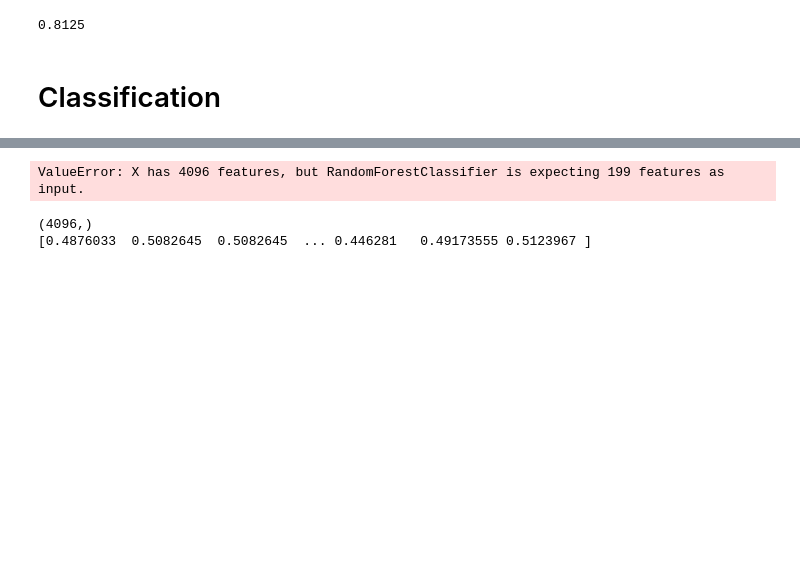
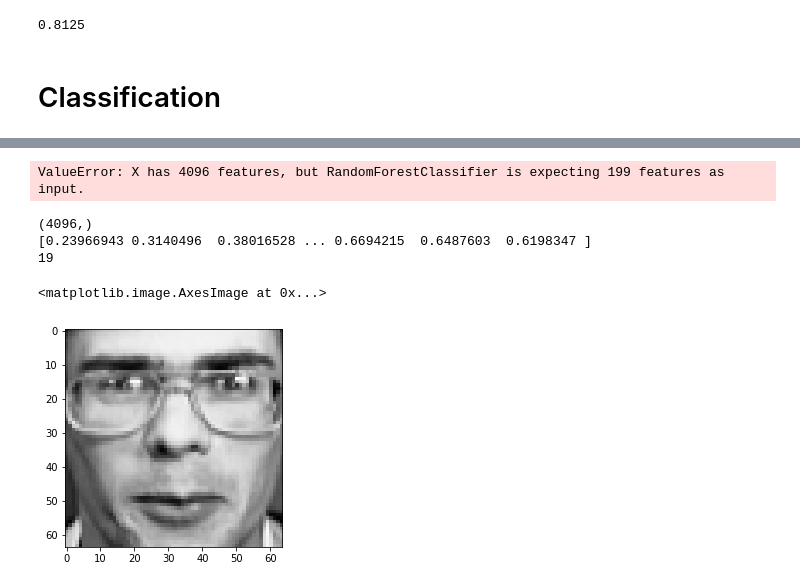
Before and after one commit to jjdr1/projet-epitech, a Jupyter notebook: notebooks/analyse_exploratoire_et_models.ipynb, the cells around one changed output, grey strips where cells are left out. Cells and saved outputs as stored; diff of their text form; code cells hidden in the pictures; blank space fills up the shorter version.

```diff
--- a/notebooks/analyse_exploratoire_et_models.ipynb
+++ b/notebooks/analyse_exploratoire_et_models.ipynb
@@ -346,19 +348,25 @@ print('Accuracy: %.3f (%.3f)' % (mean(n_scores), std(n_scores)))
 Accuracy: 0.956 (0.027)
-# %%
-model.predict(X_train_valid)
-# %% [output]
-ValueError: X has 4096 features, but RandomForestClassifier is expecting 199 features as input.
+# %%
+model.predict(X_train_valid)
+# %% [output]
+ValueError: X has 4096 features, but RandomForestClassifier is expecting 199 features as input.
 # %%
 import pickle
 # %%
 pickle.dump(model, open('rdf_nestimators_150_state_42.pkl', 'wb'))
 # %%
 print(X_test[22].shape)
-toto = X_test[22]
+toto = X_test[39]
+totoy = y_test[39]
 
 print(toto)
+print(totoy)
 
-plt.imsave("test_preson.png", toto.reshape(-1, 64), cmap="gray")
+plt.imsave("test_preson39.png", toto.reshape(-1, 64), cmap="gray")
+plt.imshow(toto.reshape(-1, 64), cmap="gray")
 # %% [output]
 (4096,)
-[0.4876033  0.5082645  0.5082645  ... 0.446281   0.49173555 0.5123967 ]
+[0.23966943 0.3140496  0.38016528 ... 0.6694215  0.6487603  0.6198347 ]
+19
+<matplotlib.image.AxesImage at 0x...>
+[figure, added]
```
Also changed, not shown: parts of 3 cells of this notebook, 12 other files.
